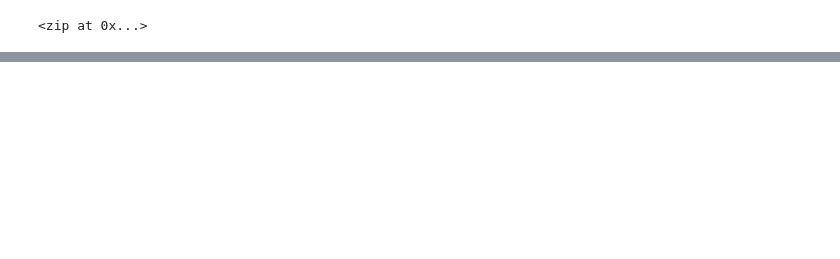
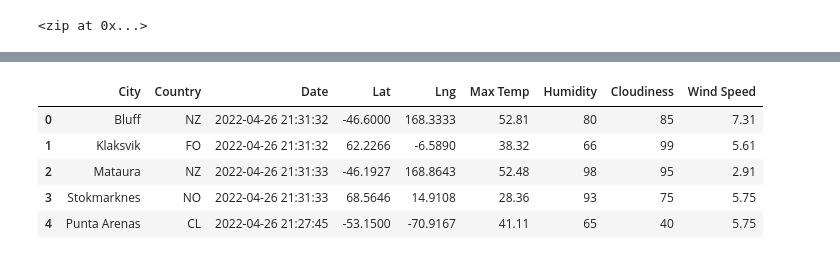
Before and after one commit to junipear21/World_Weather_Analysis, a Jupyter notebook: WeatherPy.ipynb, the cells around one changed output, grey strips where cells are left out. Cells and saved outputs as stored; diff of their text form; code cells hidden in the pictures; blank space fills up the shorter version.

```diff
--- a/WeatherPy.ipynb
+++ b/WeatherPy.ipynb
@@ -33,0 +147,11 @@ NameError: name 'citipy' is not defined
+# %%
+new_order = ["City", "Country", "Date", "Lat", "Lng", "Max Temp", "Humidity", "Cloudiness", "Wind Speed"]
+city_data_df = city_data_df[new_order]
+city_data_df.head()
+# %% [output]
+|  | City | Country | Date | Lat | Lng | Max Temp | Humidity | Cloudiness | Wind Speed |
+| 0 | Bluff | NZ | 2022-04-26 21:31:32 | -46.6000 | 168.3333 | 52.81 | 80 | 85 | 7.31 |
+| 1 | Klaksvik | FO | 2022-04-26 21:31:32 | 62.2266 | -6.5890 | 38.32 | 66 | 99 | 5.61 |
+| 2 | Mataura | NZ | 2022-04-26 21:31:33 | -46.1927 | 168.8643 | 52.48 | 98 | 95 | 2.91 |
+| 3 | Stokmarknes | NO | 2022-04-26 21:31:33 | 68.5646 | 14.9108 | 28.36 | 93 | 75 | 5.75 |
+| 4 | Punta Arenas | CL | 2022-04-26 21:27:45 | -53.1500 | -70.9167 | 41.11 | 65 | 40 | 5.75 |
```
Also changed, not shown: parts of 9 cells of this notebook, 6 other files.
